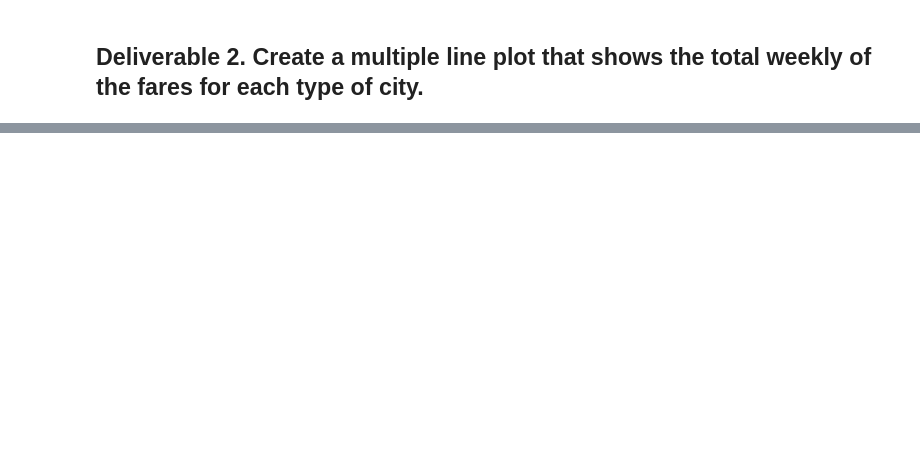
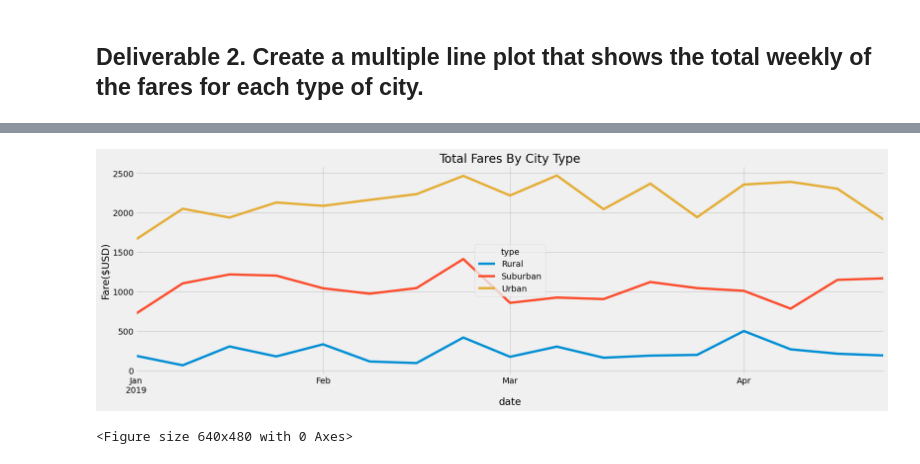
Before and after one commit to stacey1079/PyBer_Analysis, a Jupyter notebook: PyBer_Challenge.ipynb, the cells around one changed output, grey strips where cells are left out. Drawn from its saved outputs; the diff is of its cells as text; code cells hidden in the pictures; blank space fills up the shorter version.

```diff
--- a/PyBer_Challenge.ipynb
+++ b/PyBer_Challenge.ipynb
@@ -116,3 +145,5 @@ pyber_summary_df.index.name = None
 # %%
 # 3. Create a pivot table with the 'date' as the index, the columns ='type', and values='fare'
 # to get the total fares for each type of city by the date.
+df = df.pivot(index="date", columns="type", values="fare")
+df.head()
@@ -119,2 +158,4 @@ pyber_summary_df.index.name = None
 # %%
 # 4. Create a new DataFrame from the pivot table DataFrame using loc on the given dates, '2019-01-01':'2019-04-28'.
+dates_df = df.loc['2019-01-01':'2019-04-28']
+dates_df
@@ -121,5 +177,5 @@ pyber_summary_df.index.name = None
 # %%
 # 5. Set the "date" index to datetime datatype. This is necessary to use the resample() method in Step 8.
-# df.index = pd.to_datetime(df.index)
+dates_df.index = pd.to_datetime(dates_df.index)
 # %%
 # 6. Check that the datatype for the index is datetime using df.info()
@@ -126,2 +194,4 @@ pyber_summary_df.index.name = None
 # %%
 # 7. Create a new DataFrame using the "resample()" function by week 'W' and get the sum of the fares for each week.
+weekly_fares_df = dates_df.resample('W').sum()
+weekly_fares_df.head(10)
@@ -128,7 +211,21 @@ pyber_summary_df.index.name = None
 # %%
 # 8. Using the object-oriented interface method, plot the resample DataFrame using the df.plot() function.
 
 # Import the style from Matplotlib.
 from matplotlib import style
 # Use the graph style fivethirtyeight.
 style.use('fivethirtyeight')
+
+weekly_fares = weekly_fares_df.plot(figsize = (20,6))
+# Add a title
+weekly_fares.set_title("Total Fares By City Type")
+#  Add a y-axis label.
+weekly_fares.set_ylabel("Fare($USD)")
+
+#Save figure & show
+plt.savefig("analysis/PyBer_fare_summary.png")
+plt.show()
+plt.tight_layout()
+# %% [output]
+[figure, added]
+<Figure size 640x480 with 0 Axes>
```
Also changed, not shown: parts of 12 cells of this notebook.
